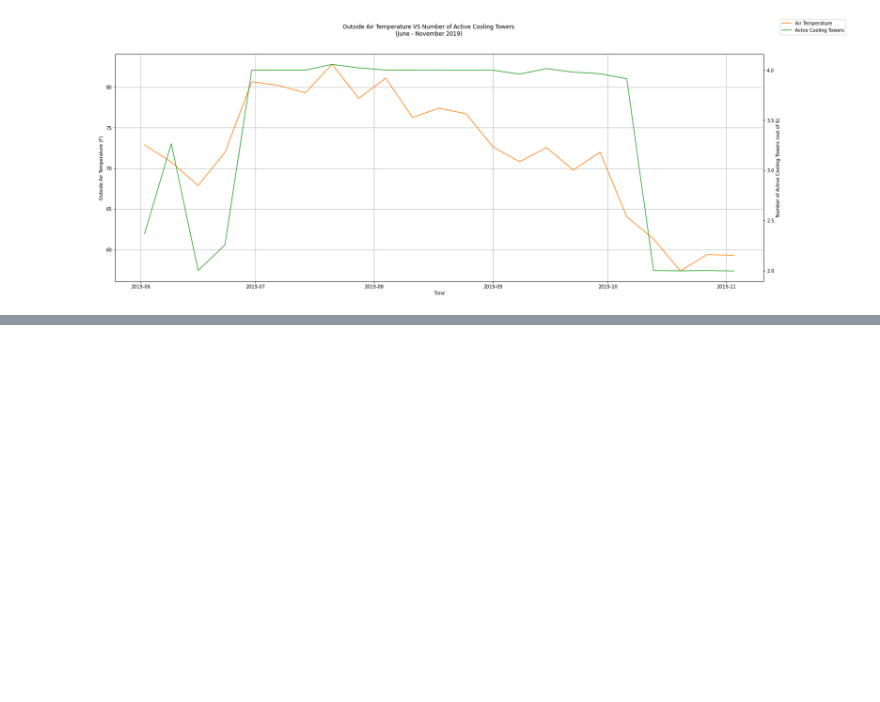
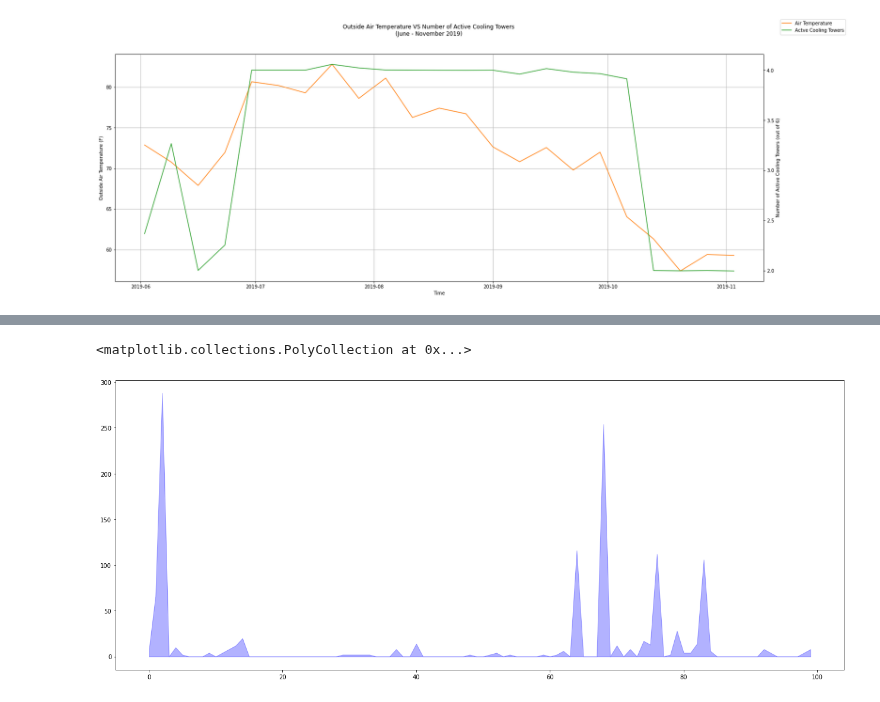
Before and after one commit to yairg98/Data-Driven-Problem-Solving, a Jupyter notebook: Assignments/Final Project/FinalProjectNotebook.ipynb, the cells around one changed output, grey strips where cells are left out. Saved outputs shown, nothing was run; the diff lists cells and outputs as text; code cells hidden in the pictures; blank space fills up the shorter version.

```diff
--- a/Assignments/Final Project/FinalProjectNotebook.ipynb
+++ b/Assignments/Final Project/FinalProjectNotebook.ipynb
@@ -482,0 +482,20 @@ ax.set_yscale('log')
+# %%
+import numpy as np
+
+bins = 100
+
+status_changes = sensor_data[ct_status_ids].diff().abs()
+n = len(status_changes) // bins
+
+bin_count = []
+for bin in range(bins):
+    start = bin*n
+    end = (bin+1)*n
+    bin_count.append(status_changes.iloc[start:end].sum().sum())
+
+fig, ax = plt.subplots(figsize=(22,9))
+x = list(range(bins))
+ax.fill_between(x, bin_count, color='b', alpha=.3)
+# %% [output]
+<matplotlib.collections.PolyCollection at 0x...>
+[figure, added]
```
Also changed, not shown: parts of 3 cells of this notebook.
